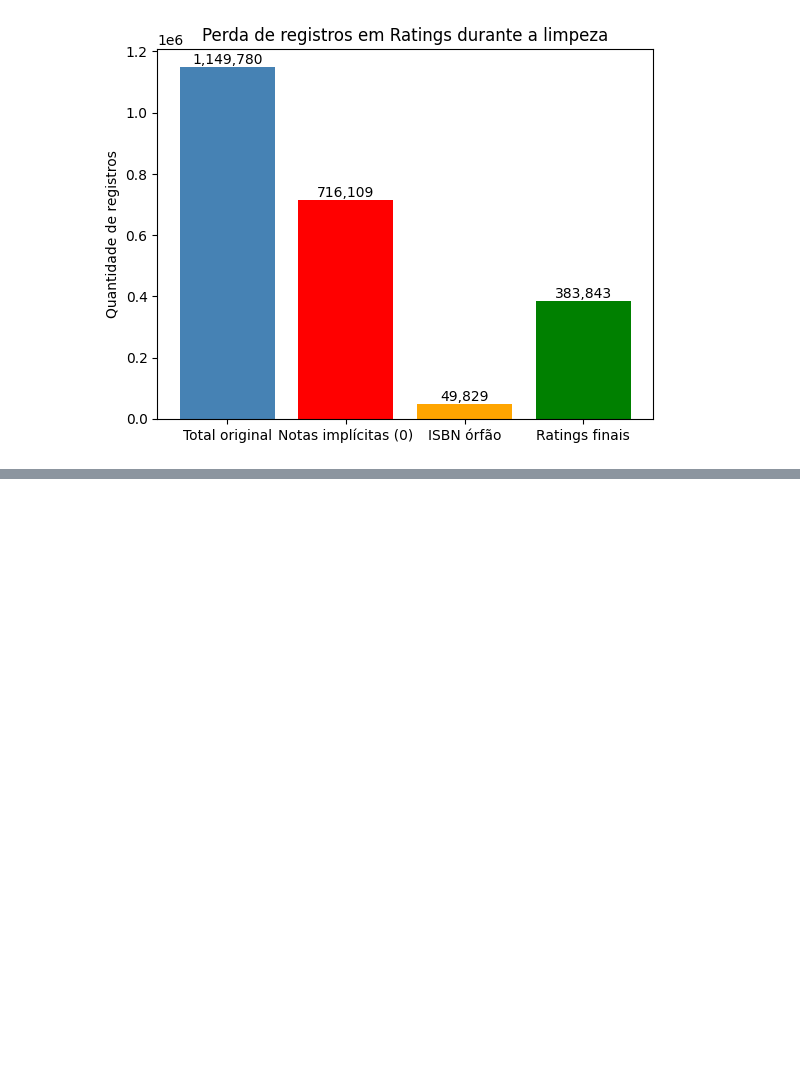
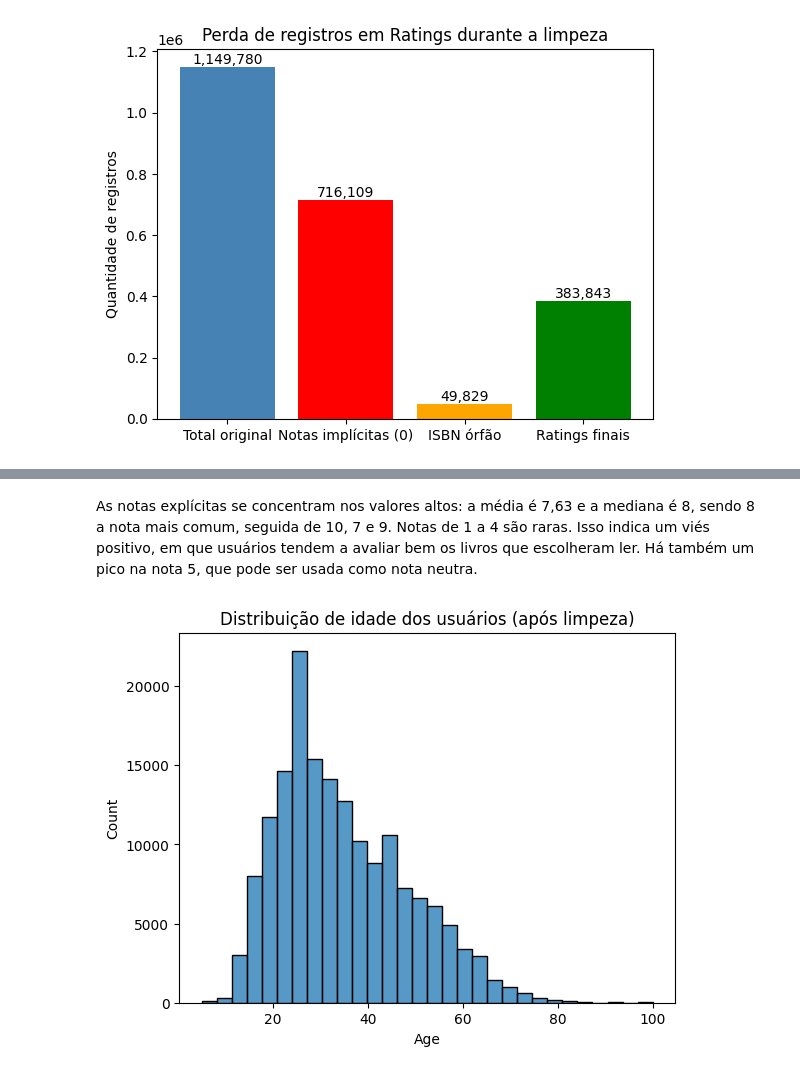
Before and after one commit to gustavomiranda2302/recomendacao-livros-book-crossing, a Jupyter notebook: models/notebooks/03_visualizacao.ipynb, the cells around one changed output, grey strips where cells are left out. Cells and saved outputs as stored; diff of their text form; code cells hidden in the pictures; blank space fills up the shorter version.

```diff
--- a/models/notebooks/03_visualizacao.ipynb
+++ b/models/notebooks/03_visualizacao.ipynb
@@ -82,0 +116,8 @@ Figura 2. Registros removidos de ratings: 716.109 notas implícitas (nota 0) e 4
+# %% [markdown]
+As notas explícitas se concentram nos valores altos: a média é 7,63 e a mediana é 8, sendo 8 a nota mais comum, seguida de 10, 7 e 9. Notas de 1 a 4 são raras. Isso indica um viés positivo, em que usuários tendem a avaliar bem os livros que escolheram ler. Há também um pico na nota 5, que pode ser usada como nota neutra.
+# %%
+sns.histplot(users['Age'].dropna(), bins=30)
+plt.title('Distribuição de idade dos usuários (após limpeza)')
+plt.show()
+# %% [output]
+[figure, added]
```
Also changed, not shown: parts of 13 cells of this notebook, 1 other file.
